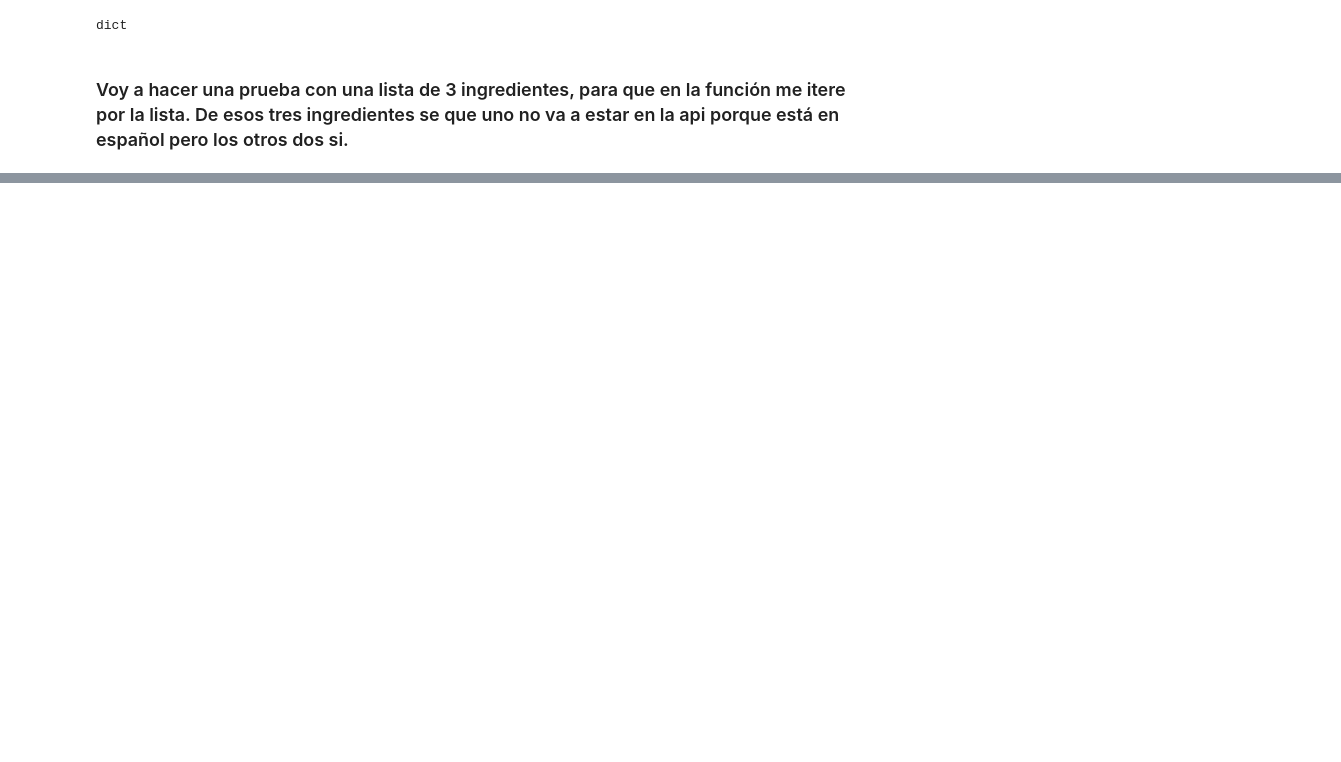
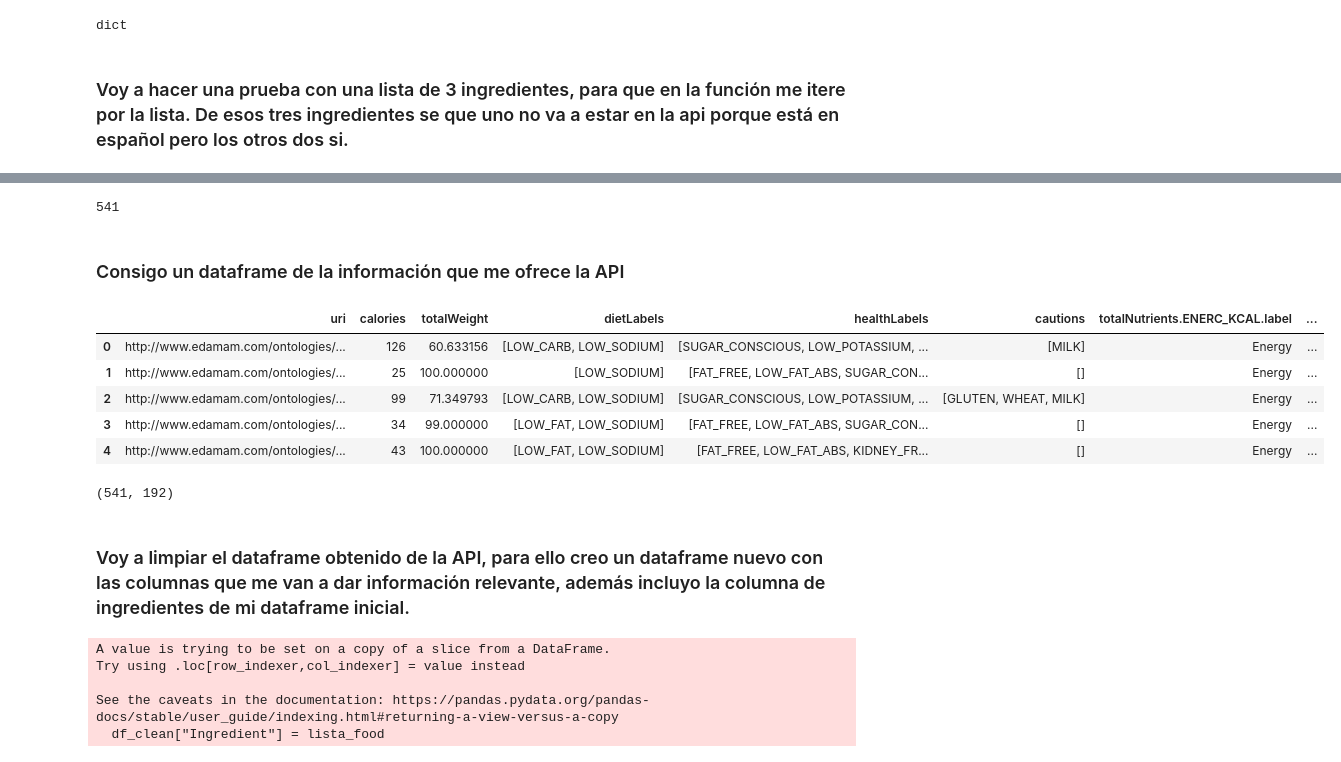
Before and after one commit to Beapsp/Pipelines-project-, a Jupyter notebook: Notebook/1- dataset.ipynb, the cells around one changed output, grey strips where cells are left out. Saved outputs shown, nothing was run; the diff lists cells and outputs as text; code cells hidden in the pictures; blank space fills up the shorter version.

```diff
--- a/Notebook/1- dataset.ipynb
+++ b/Notebook/1- dataset.ipynb
@@ -179,8 +191,10 @@ pd.DataFrame(prueba)
 # %%
-#def call_api(app_id, app_key, lista_food):
+def call_api(app_id, app_key, lista_food):
     result_list = []
     for ingre in lista_food:
         b = requests.get(f'https://api.edamam.com/api/nutrition-data?app_id={app_id}&app_key={app_key}&nutrition-type=logging&ingr={ingre}').content
-        r = json.loads(b.decode())
+        r = json.loads(b.decode())#esta API me devuelve el string de un diccionario, entonces solo en diccionario
         result_list.append(r)
     return result_list
+# %%
+prueba2 = call_api('5bb5f3ad','a3a514dbb62d9ea04d57160922fce573',lista_food)
@@ -186,0 +221,6 @@ pd.DataFrame(prueba)
+# %%
+len(prueba2)
+# %% [output]
+541
+# %% [markdown]
+### Consigo un dataframe de la información que me ofrece la API
@@ -186,0 +229,24 @@ pd.DataFrame(prueba)
+# %%
+df_api.head()
+# %% [output]
+|  | uri | calories | totalWeight | dietLabels | healthLabels | cautions | totalNutrients.ENERC_KCAL.label | ... |
+| 0 | http://www.edamam.com/ontologies/... | 126 | 60.633156 | [LOW_CARB, LOW_SODIUM] | [SUGAR_CONSCIOUS, LOW_POTASSIUM, ... | [MILK] | Energy | ... |
+| 1 | http://www.edamam.com/ontologies/... | 25 | 100.000000 | [LOW_SODIUM] | [FAT_FREE, LOW_FAT_ABS, SUGAR_CON... | [] | Energy | ... |
+| 2 | http://www.edamam.com/ontologies/... | 99 | 71.349793 | [LOW_CARB, LOW_SODIUM] | [SUGAR_CONSCIOUS, LOW_POTASSIUM, ... | [GLUTEN, WHEAT, MILK] | Energy | ... |
+| 3 | http://www.edamam.com/ontologies/... | 34 | 99.000000 | [LOW_FAT, LOW_SODIUM] | [FAT_FREE, LOW_FAT_ABS, SUGAR_CON... | [] | Energy | ... |
+| 4 | http://www.edamam.com/ontologies/... | 43 | 100.000000 | [LOW_FAT, LOW_SODIUM] | [FAT_FREE, LOW_FAT_ABS, KIDNEY_FR... | [] | Energy | ... |
+# %%
+df_api.shape
+# %% [output]
+(541, 192)
+# %% [markdown]
+### Voy a limpiar el dataframe obtenido de la API, para ello creo un dataframe nuevo con las columnas que me van a dar información relevante, además incluyo la columna de ingredientes de mi dataframe inicial.
+# %%
+df_clean = df_api[["dietLabels","healthLabels","cautions","totalNutrients.FAT.quantity","totalNutrients.SUGAR.quantity","totalNutrients.PROCNT.quantity","totalNutrients.CHOLE.quantity","totalNutrients.CA.quantity","totalNutrients.VITC.quantity","totalNutrients.WATER.quantity","totalNutrients.SUGAR.added.quantity"]]
+df_clean["Ingredient"] = lista_food
+# %% [output]
+A value is trying to be set on a copy of a slice from a DataFrame.
+Try using .loc[row_indexer,col_indexer] = value instead
+
+See the caveats in the documentation: https://pandas.pydata.org/pandas-docs/stable/user_guide/indexing.html#returning-a-view-versus-a-copy
+  df_clean["Ingredient"] = lista_food
```
Also changed, not shown: parts of 41 cells of this notebook, 3 other files.
